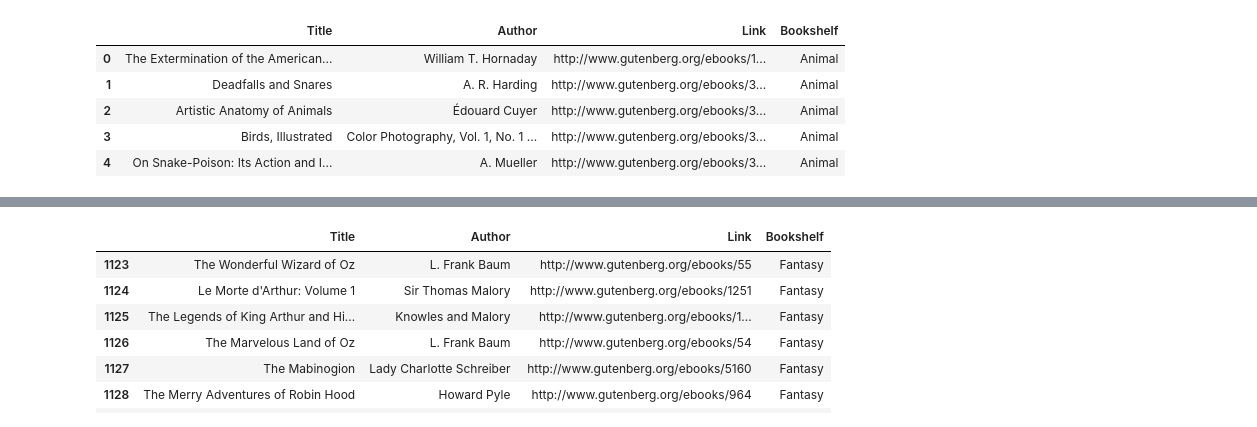
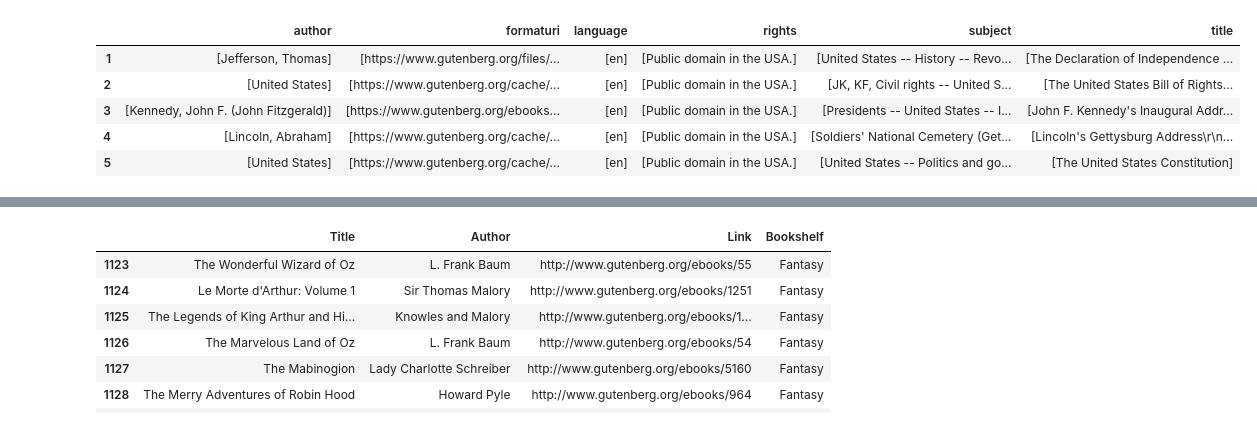
Before and after one commit to PatrickTyBrown/dnd_topic_modeling, a Jupyter notebook: web_scraping/scrape_gutenberg.ipynb, the cells around one changed output, grey strips where cells are left out. Drawn from its saved outputs; the diff is of its cells as text; code cells hidden in the pictures.

```diff
--- a/web_scraping/scrape_gutenberg.ipynb
+++ b/web_scraping/scrape_gutenberg.ipynb
@@ -12,13 +12,13 @@ import random
 # https://criticalrole.fandom.com/wiki/Category:Transcripts
 # https://criticalrole.fandom.com/wiki/Category:Transcripts?from=Narrative+Telephone%2FTranscripts
 # %%
-df = pd.read_csv('data/gutenberg_metadata.csv')
-
+# df = pd.read_csv('../data/gutenberg_metadata.csv')
+df = pd.read_json('../data/gutenberg-metadata.json').transpose()
 df.head()
 # %% [output]
-|  | Title | Author | Link | Bookshelf |
-| 0 | The Extermination of the American... | William T. Hornaday | http://www.gutenberg.org/ebooks/1... | Animal |
-| 1 | Deadfalls and Snares | A. R. Harding | http://www.gutenberg.org/ebooks/3... | Animal |
-| 2 | Artistic Anatomy of Animals | Édouard Cuyer | http://www.gutenberg.org/ebooks/3... | Animal |
-| 3 | Birds, Illustrated | Color Photography, Vol. 1, No. 1 ... | http://www.gutenberg.org/ebooks/3... | Animal |
-| 4 | On Snake-Poison: Its Action and I... | A. Mueller | http://www.gutenberg.org/ebooks/3... | Animal |
+|  | author | formaturi | language | rights | subject | title |
+| 1 | [Jefferson, Thomas] | [https://www.gutenberg.org/files/... | [en] | [Public domain in the USA.] | [United States -- History -- Revo... | [The Declaration of Independence ... |
+| 2 | [United States] | [https://www.gutenberg.org/cache/... | [en] | [Public domain in the USA.] | [JK, KF, Civil rights -- United S... | [The United States Bill of Rights... |
+| 3 | [Kennedy, John F. (John Fitzgerald)] | [https://www.gutenberg.org/ebooks... | [en] | [Public domain in the USA.] | [Presidents -- United States -- I... | [John F. Kennedy's Inaugural Addr... |
+| 4 | [Lincoln, Abraham] | [https://www.gutenberg.org/cache/... | [en] | [Public domain in the USA.] | [Soldiers' National Cemetery (Get... | [Lincoln's Gettysburg Address\r\n... |
+| 5 | [United States] | [https://www.gutenberg.org/cache/... | [en] | [Public domain in the USA.] | [United States -- Politics and go... | [The United States Constitution] |
```
Also changed, not shown: parts of 3 cells of this notebook, 2 other files.
